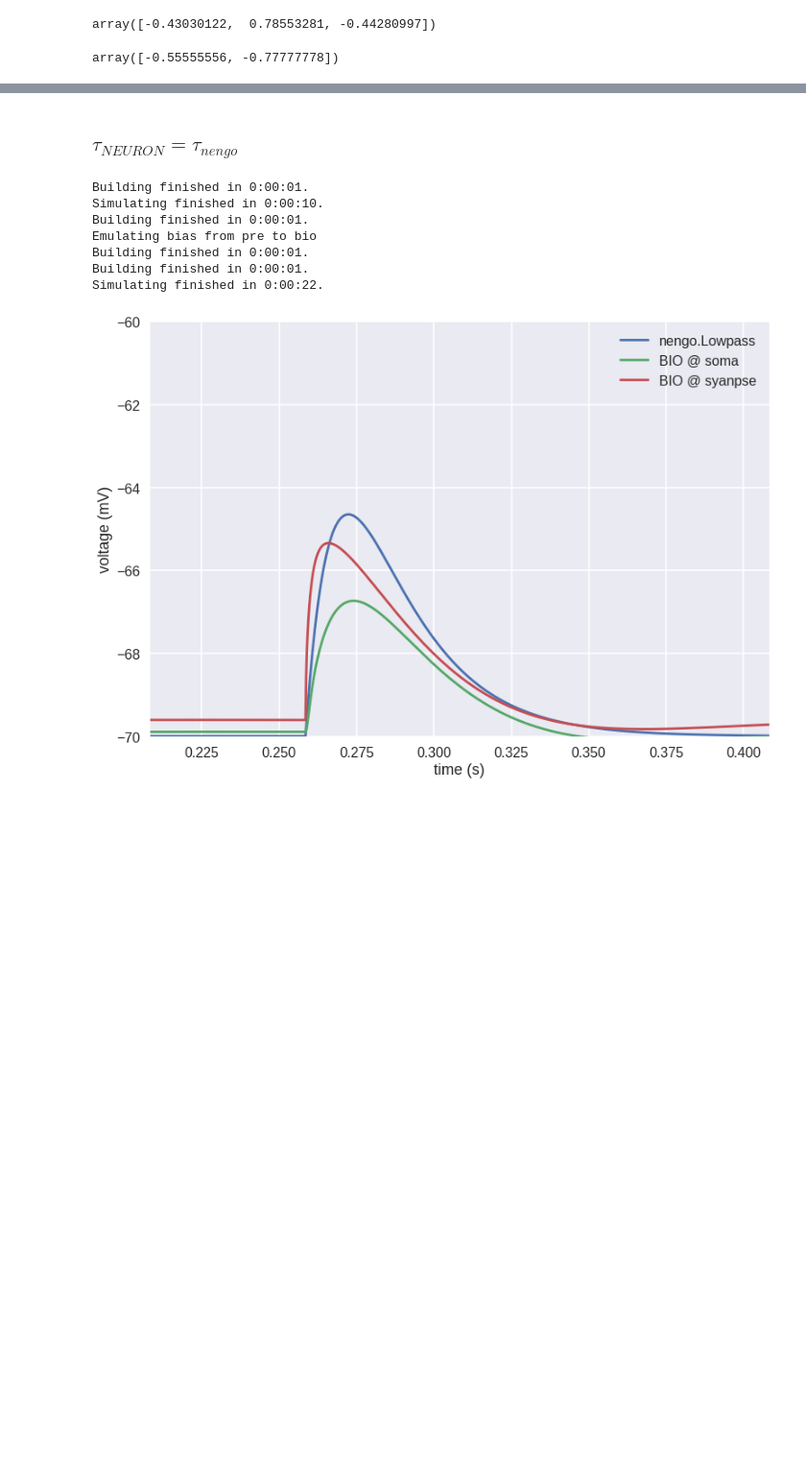
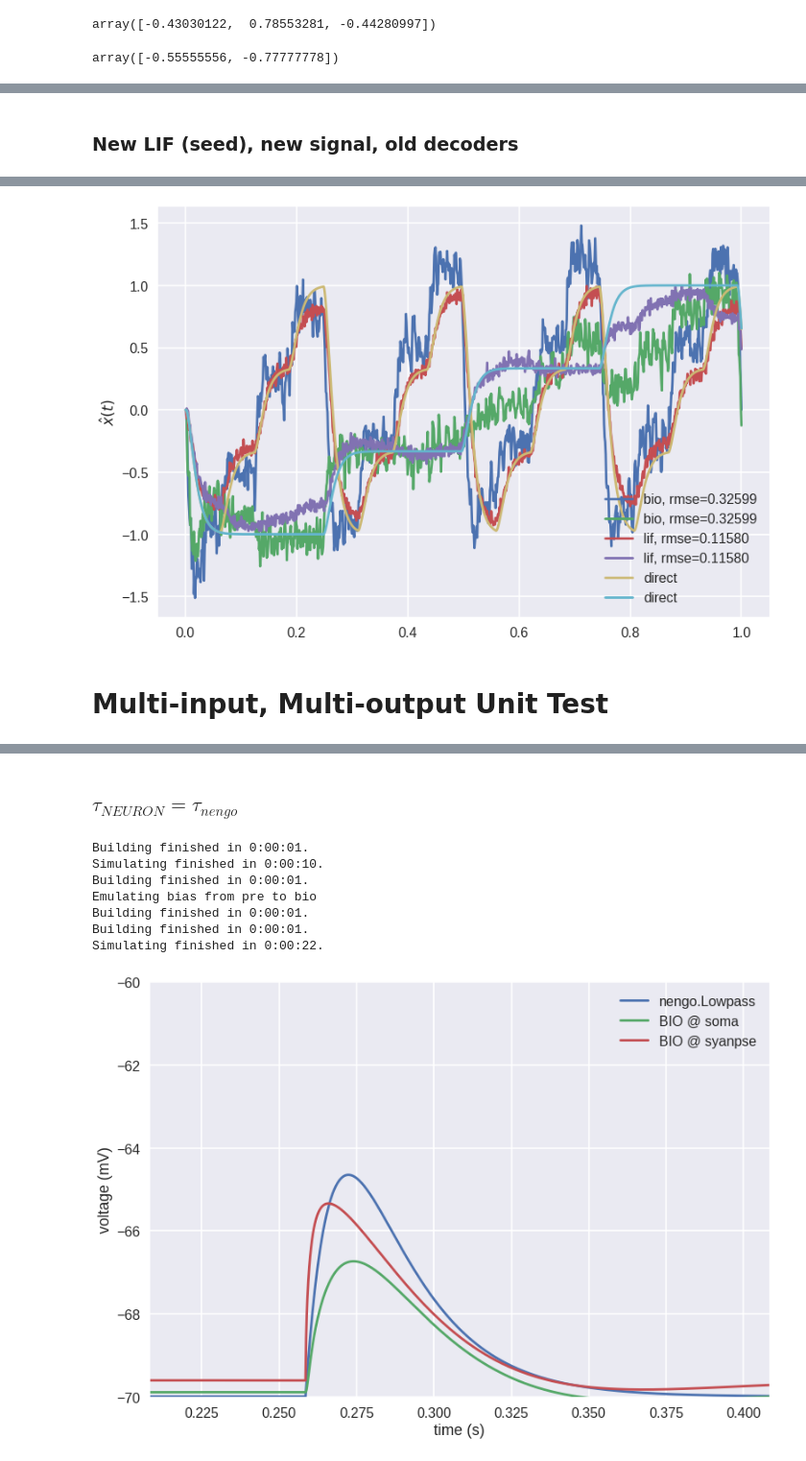
Before and after one commit to psipeter/bioneuron_oracle, a Jupyter notebook: bioneuron_oracle.ipynb, the cells around one changed output, grey strips where cells are left out. Shown at 96% size. Drawn from its saved outputs; the diff is of its cells as text; code cells hidden in the pictures; blank space fills up the shorter version.

```diff
--- a/bioneuron_oracle.ipynb
+++ b/bioneuron_oracle.ipynb
@@ -949,0 +665,22 @@ We want to make sure that (a) spikes are successfully delivered using the above
+# %% [markdown]
+### New LIF (seed), new signal, old decoders
+# %%
+pre_neurons=100
+bio_neurons=50
+tau_nengo=0.01
+tau_neuron=0.01
+dt_nengo=0.001
+dt_neuron=0.0001
+pre_seed=9
+bio_seed=6
+t_final=1.0
+dim=2
+n_syn=5
+signal='step_input'
+decoders_bio=d_1
+plots={'decode'}
+
+d_4 = feedforward(pre_neurons, bio_neurons, tau_nengo, tau_neuron, dt_nengo,
+                dt_neuron, pre_seed, bio_seed, t_final, dim, signal,
+                d_1, plots)
+# %% [output]
@@ -949,0 +691,3 @@ We want to make sure that (a) spikes are successfully delivered using the above
+[figure, added]
+# %% [markdown]
+# Multi-input, Multi-output Unit Test
```
Also changed, not shown: parts of 71 cells of this notebook.
